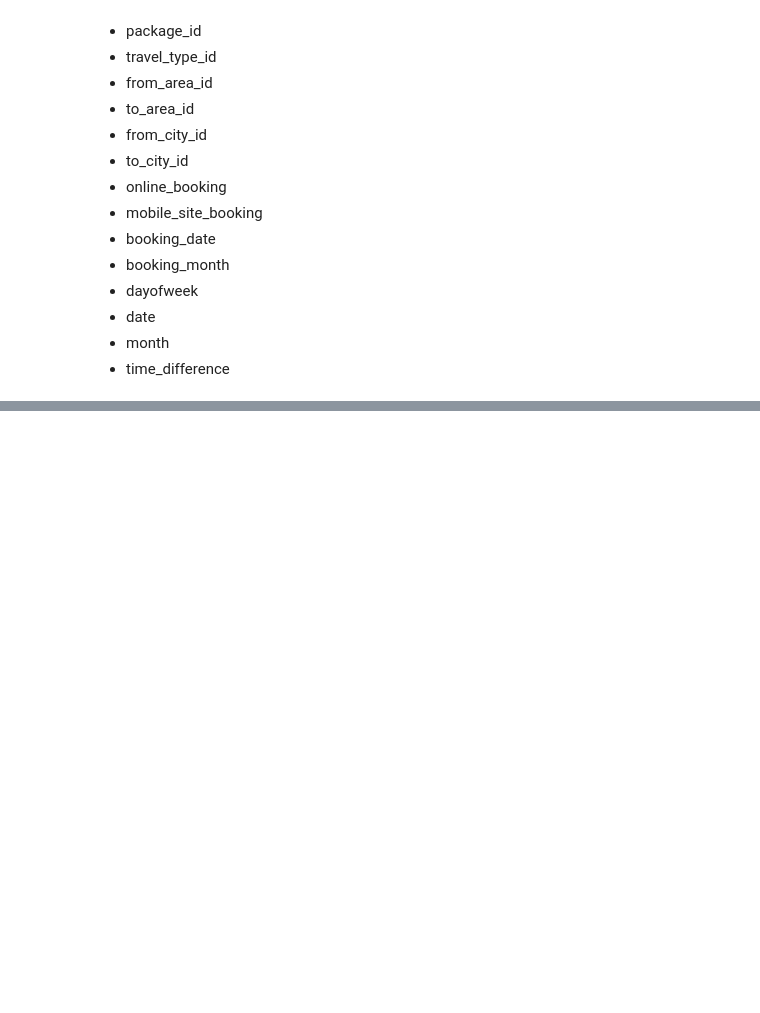
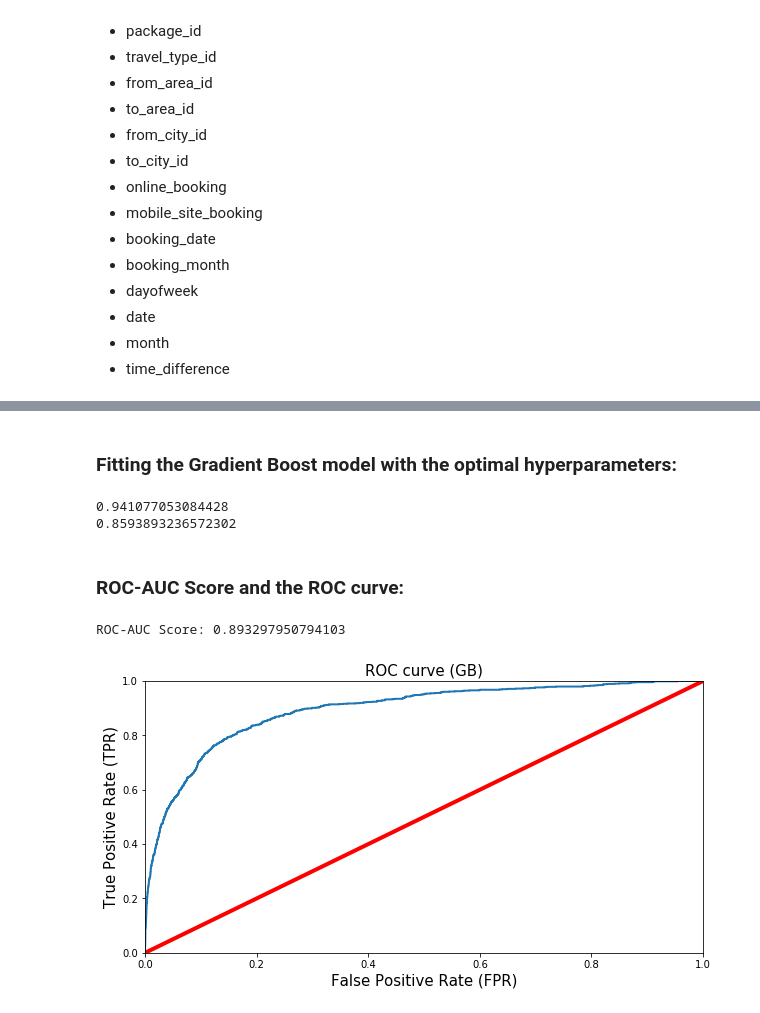
Before and after one commit to debisree/Springboard-Data-Science-Career-Track, a Jupyter notebook: predicting-cab-booking-cancellations-ML.ipynb, the cells around one changed output, grey strips where cells are left out. Saved outputs shown, nothing was run; the diff lists cells and outputs as text; code cells hidden in the pictures; blank space fills up the shorter version.

```diff
--- a/predicting-cab-booking-cancellations-ML.ipynb
+++ b/predicting-cab-booking-cancellations-ML.ipynb
@@ -479,0 +713,45 @@ plot_learning_curve()
+# %% [markdown]
+### Fitting the Gradient Boost model with the optimal hyperparameters:
+# %%
+GB= GradientBoostingClassifier(criterion='friedman_mse', init=None,
+              learning_rate=0.1, loss='deviance', max_depth=8,
+              max_features=0.3, max_leaf_nodes=None,
+              min_impurity_decrease=0.0, min_impurity_split=None,
+              min_samples_leaf=100, min_samples_split=2,
+              min_weight_fraction_leaf=0.0, n_estimators=100,
+              presort='auto', random_state=None, subsample=1.0, verbose=0,
+              warm_start=False)
+GB.fit(X_train, y_train)
+y_predictions = GB.predict(X_test)
+acc = accuracy_score(y_test, y_predictions)
+cv = cross_val_score(rf, X_test, y_test,scoring='roc_auc').mean()
+print(acc)
+print(cv)
+# %% [output]
+0.941077053084428
+0.8593893236572302
+# %% [markdown]
+### ROC-AUC Score and the ROC curve:
+# %%
+from sklearn.metrics import auc, roc_curve, roc_auc_score
+y_scores = GB.predict_proba(X_test)
+y_scores = y_scores[:,1]
+auroc = roc_auc_score(y_test, y_scores)
+print("ROC-AUC Score:", auroc)
+# %% [output]
+ROC-AUC Score: 0.893297950794103
+# %%
+false_positive_rate, true_positive_rate, thresholds = roc_curve(y_test, y_scores)
+def plot_roc_curve(false_positive_rate, true_positive_rate, label=None):
+    plt.plot(false_positive_rate, true_positive_rate, linewidth=2, label=label)
+    plt.plot([0, 1], [0, 1], 'r', linewidth=4)
+    plt.axis([0, 1, 0, 1])
+    plt.xlabel('False Positive Rate (FPR)', fontsize=15)
+    plt.ylabel('True Positive Rate (TPR)', fontsize=15)
+    plt.title('ROC curve (GB)',fontsize=15)
+
+plt.figure(figsize=(10, 5))
+plot_roc_curve(false_positive_rate, true_positive_rate)
+plt.show()
+# %% [output]
+[figure, added]
```
Also changed, not shown: parts of 51 cells of this notebook.
